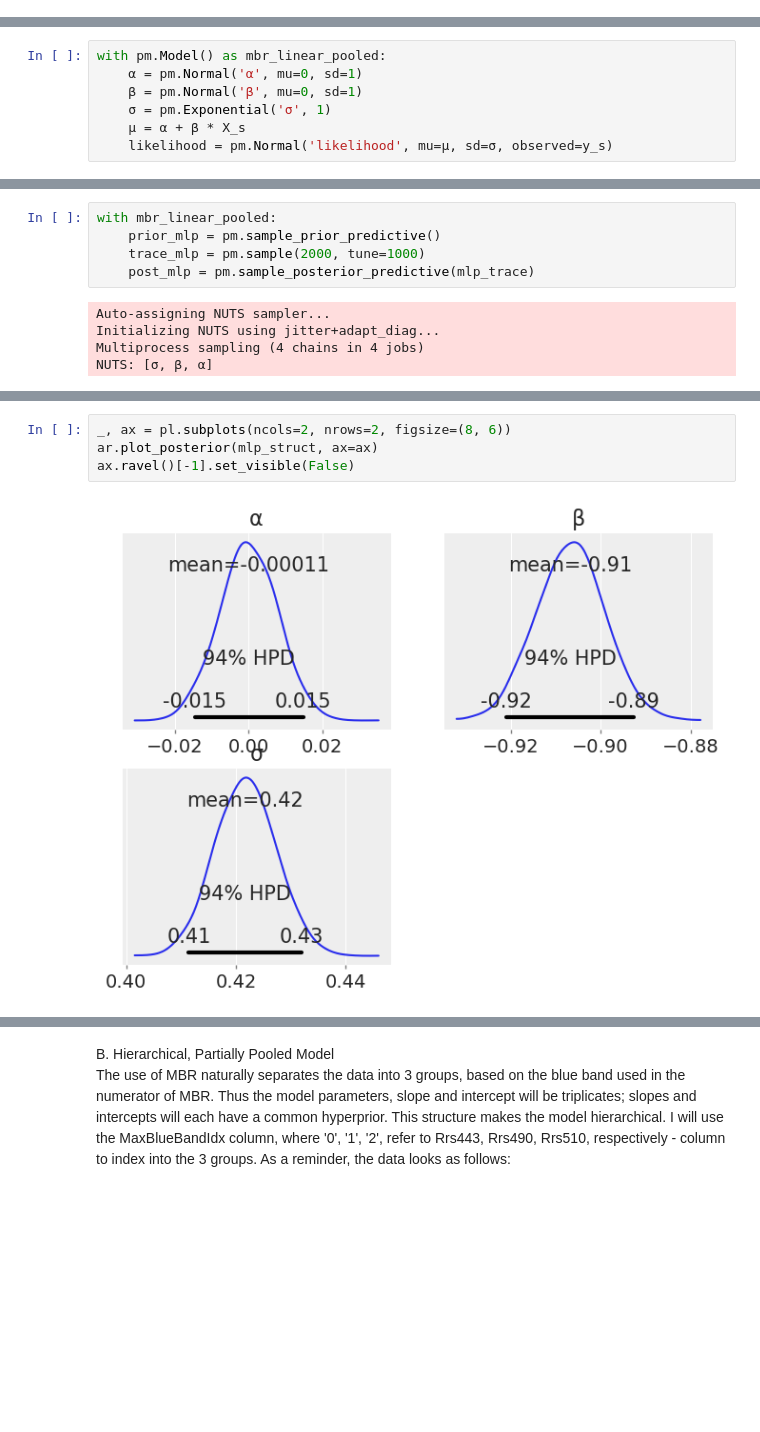
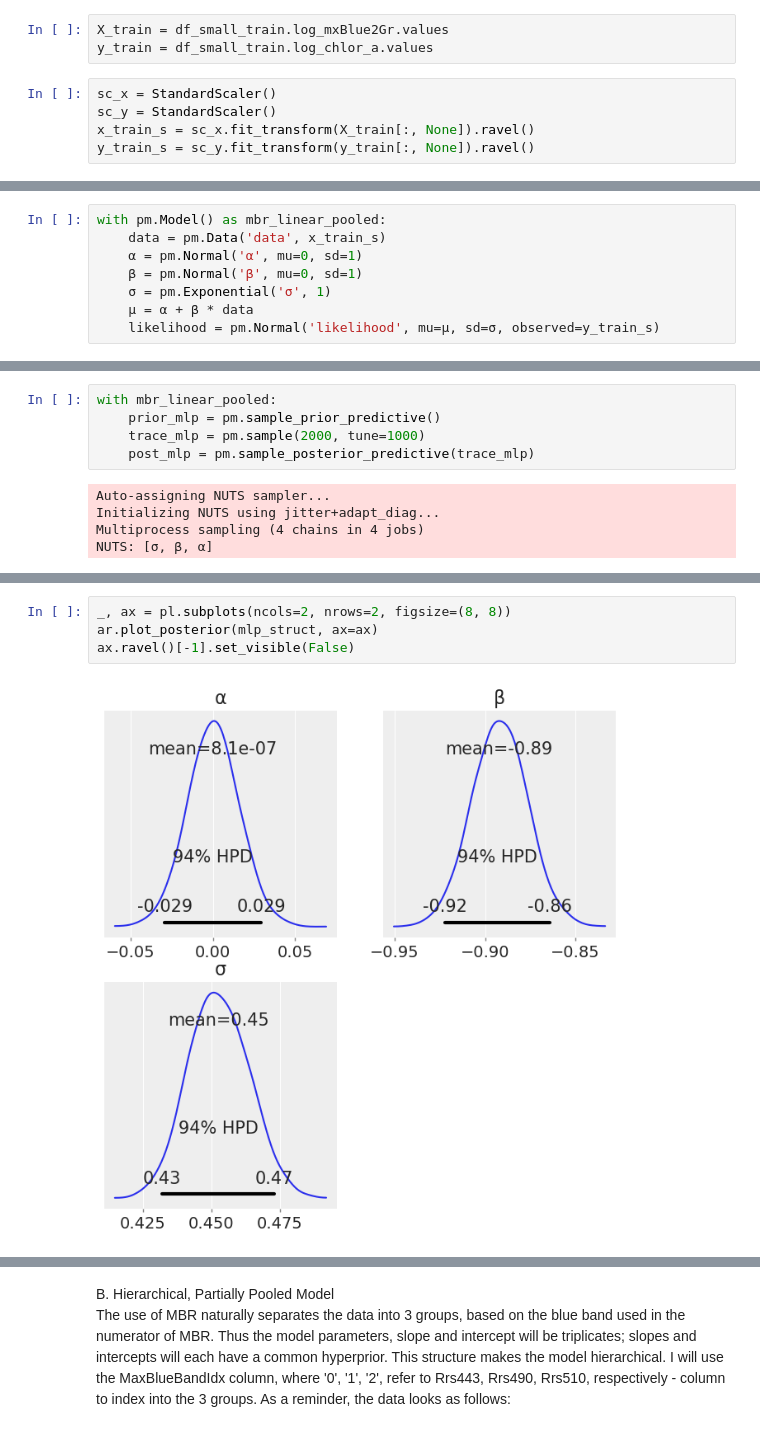
Before and after one commit to madHatter106/BayesChlWriteUp, a Jupyter notebook: Step-3-1-Modeling-1.ipynb, the cells around one changed output, grey strips where cells are left out. Drawn from its saved outputs; the diff is of its cells as text; blank space fills up the shorter version.

Commit message:
plotting lin/hier models with oos preds

```diff
--- a/Step-3-1-Modeling-1.ipynb
+++ b/Step-3-1-Modeling-1.ipynb
@@ -108,0 +133,8 @@ X_poly = np.c_[X_s, np.power(X_s, 2), np.power(X_s, 3), np.power(X_s, 4)]
+# %%
+X_train = df_small_train.log_mxBlue2Gr.values
+y_train = df_small_train.log_chlor_a.values
+# %%
+sc_x = StandardScaler()
+sc_y = StandardScaler()
+x_train_s = sc_x.fit_transform(X_train[:, None]).ravel()
+y_train_s = sc_y.fit_transform(y_train[:, None]).ravel()
@@ -109,10 +147,11 @@ X_poly = np.c_[X_s, np.power(X_s, 2), np.power(X_s, 3), np.power(X_s, 4)]
 # %%
 with pm.Model() as mbr_linear_pooled:
+    data = pm.Data('data', x_train_s)
     α = pm.Normal('α', mu=0, sd=1)
     β = pm.Normal('β', mu=0, sd=1)
     σ = pm.Exponential('σ', 1)
-    μ = α + β * X_s
-    likelihood = pm.Normal('likelihood', mu=μ, sd=σ, observed=y_s)
+    μ = α + β * data
+    likelihood = pm.Normal('likelihood', mu=μ, sd=σ, observed=y_train_s)
 # %%
 mlp_graph = pm.model_to_graphviz(mbr_linear_pooled)
 mlp_graph.render(filename='mdl1', directory='./resources', format='png',
@@ -125,7 +162,7 @@ mlp_graph.render(filename='mdl1', directory='./resources', format='png',
 with mbr_linear_pooled:
     prior_mlp = pm.sample_prior_predictive()
     trace_mlp = pm.sample(2000, tune=1000)
-    post_mlp = pm.sample_posterior_predictive(mlp_trace)
+    post_mlp = pm.sample_posterior_predictive(trace_mlp)
 # %% [output]
 Auto-assigning NUTS sampler...
 Initializing NUTS using jitter+adapt_diag...
@@ -200,7 +248,7 @@ plot_priors(prior_mlp, model_centric=False)
 # %%
-_, ax = pl.subplots(ncols=2, nrows=2, figsize=(8, 6))
+_, ax = pl.subplots(ncols=2, nrows=2, figsize=(8, 8))
 ar.plot_posterior(mlp_struct, ax=ax)
 ax.ravel()[-1].set_visible(False)
 # %% [output]
-[figure, old version]
+[figure, new version]
 # %%
```
Also changed, not shown: parts of 43 cells of this notebook, 4 other files.
